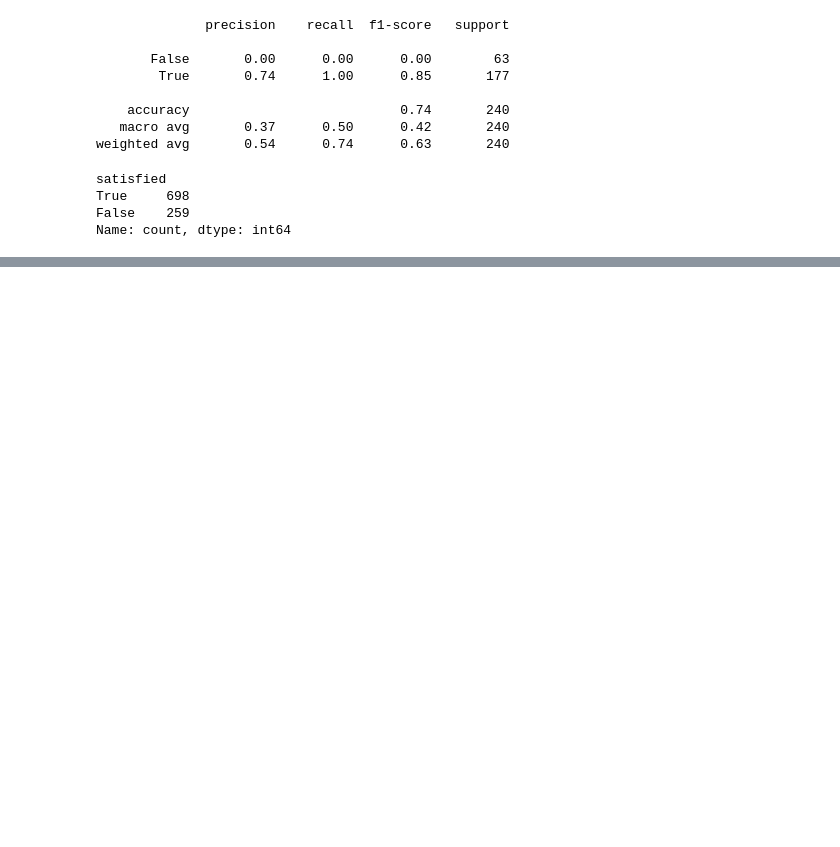
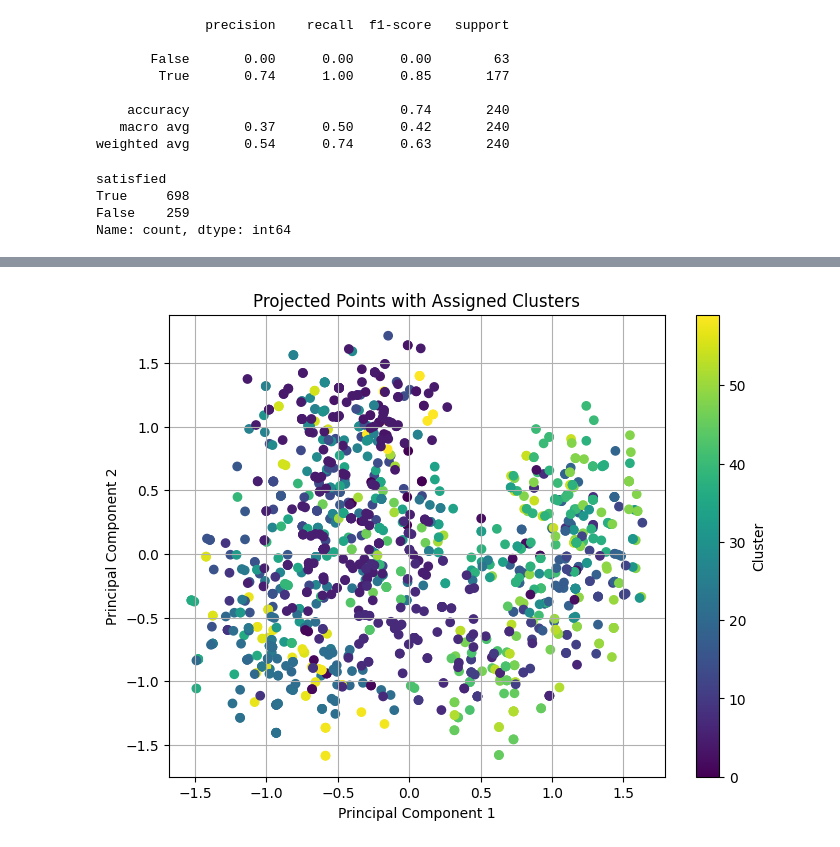
Before and after one commit to random-logic/ecs171-programming, a Jupyter notebook: hw4/hw4-solution.ipynb, the cells around one changed output, grey strips where cells are left out. Drawn from its saved outputs; the diff is of its cells as text; code cells hidden in the pictures; blank space fills up the shorter version.

````diff
--- a/hw4/hw4-solution.ipynb
+++ b/hw4/hw4-solution.ipynb
@@ -161,0 +258,18 @@ plt.show()
+# %%
+# Retrieve the projected dataset with PCA, using ```n_components=2```.
+pca = PCA(n_components=2)
+df4_pca = pca.fit_transform(df4)
+# %%
+# Generate a scatter plot to visualize the projected points, where they should be colored differently based on the assigned cluster based on exercise 4.1
+cluster_assignments = cluster_labels_5
+
+plt.figure(figsize=(8, 6))
+plt.scatter(df4_pca[:, 0], df4_pca[:, 1], c=cluster_assignments, cmap='viridis')
+plt.title('Projected Points with Assigned Clusters')
+plt.xlabel('Principal Component 1')
+plt.ylabel('Principal Component 2')
+plt.colorbar(label='Cluster')
+plt.grid(True)
+plt.show()
+# %% [output]
+[figure, added]
````
Also changed, not shown: parts of 22 cells of this notebook, 1 other file.
